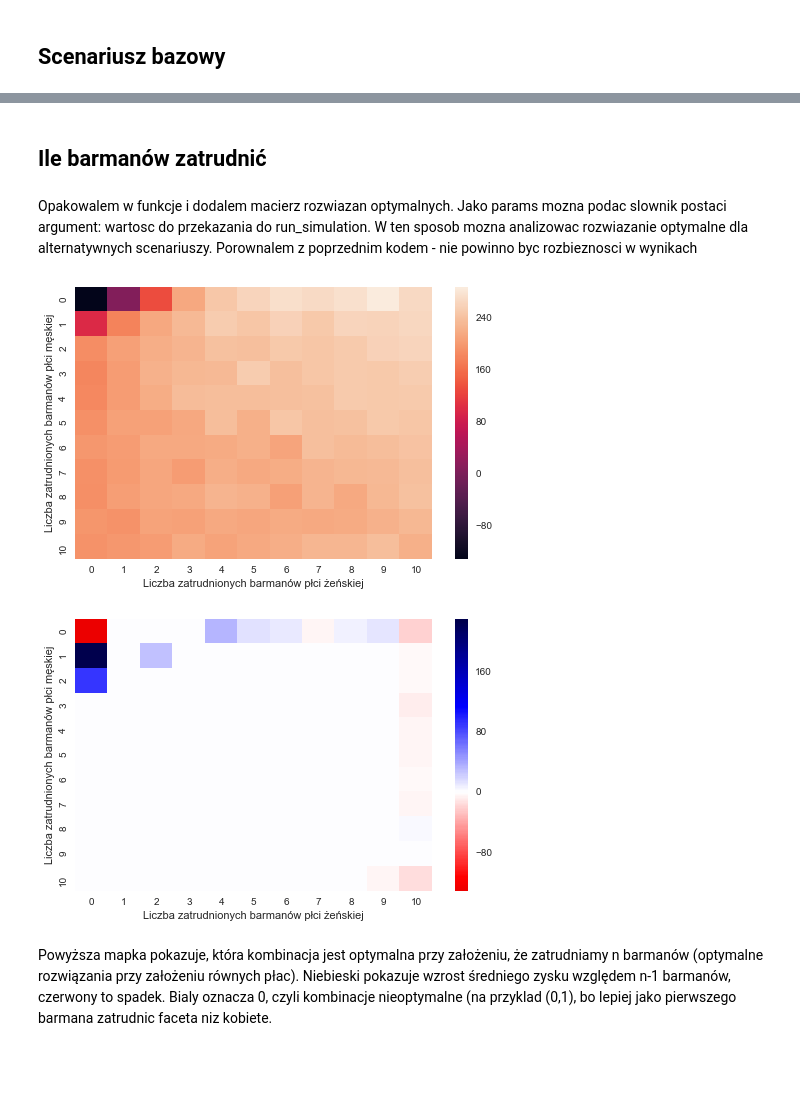
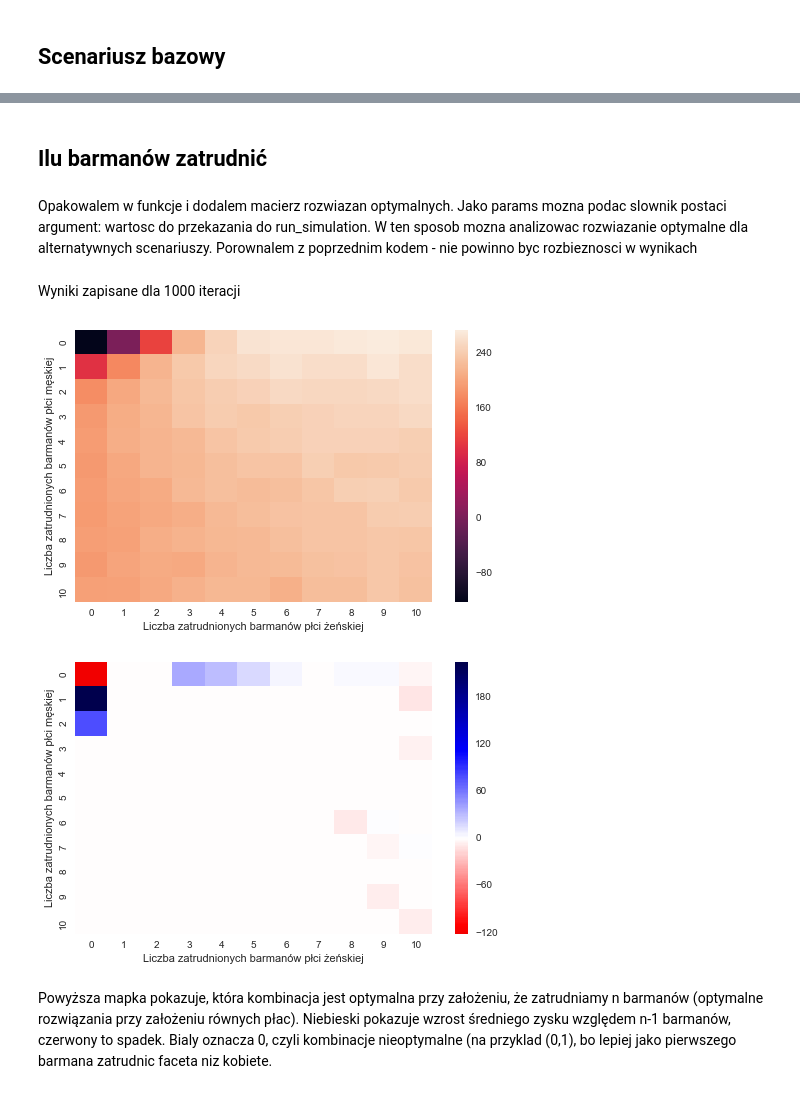
Before and after one commit to puchmichal/ZMS, a Jupyter notebook: project_3/sensitivity_analysis.ipynb, the cells around one changed output, grey strips where cells are left out. Cells and saved outputs as stored; diff of their text form; code cells hidden in the pictures; blank space fills up the shorter version.

```diff
--- a/project_3/sensitivity_analysis.ipynb
+++ b/project_3/sensitivity_analysis.ipynb
@@ -13,8 +13,8 @@ from simulation import run_simulation
 %matplotlib inline
 sns.set(style="whitegrid")
 # %%
-n_simulations = 200
-plot_saving_mode = False
+n_simulations = 1000
+plot_saving_mode = True
 # %% [markdown]
 ## Scenariusz bazowy
 # %%
@@ -39,5 +39,5 @@ else:
 # %% [markdown]
-## Ile barmanów zatrudnić
+## Ilu barmanów zatrudnić
 # %% [markdown]
 Opakowalem w funkcje i dodalem macierz rozwiazan optymalnych.
 Jako params mozna podac slownik postaci argument: wartosc do przekazania do run_simulation. W ten sposob mozna analizowac rozwiazanie optymalne dla alternatywnych scenariuszy.
@@ -67,26 +70,29 @@ def find_opt_solution(max_male, max_female, params = {'n_simulations': 200}):
 # %%
-bartender_results, path_matrix = find_opt_solution(10, 10, {'n_simulations': n_simulations})
+bartender_results, path_matrix = find_opt_solution(10, 10, {'n_simulations': 1000})
+# %% [markdown]
+Wyniki zapisane dla 1000 iteracji
 # %%
 plt.figure(figsize = (8, 5))
 sns.heatmap(bartender_results)
 plt.ylabel("Liczba zatrudnionych barmanów płci męskiej")
 plt.xlabel("Liczba zatrudnionych barmanów płci żeńskiej")
 if plot_saving_mode:
-    plt.savefig('barmani.pdf')
+    plt.savefig('raport/wykresy/barmani.pdf')
 else:
     plt.show()
 # %% [output]
-[figure, old version]
+[figure, new version]
 # %%
 plt.figure(figsize = (8,5))
+sns.set(style = 'whitegrid')
 sns.heatmap(path_matrix, cmap = 'seismic_r', center = 0)
 plt.ylabel("Liczba zatrudnionych barmanów płci męskiej")
 plt.xlabel("Liczba zatrudnionych barmanów płci żeńskiej")
 if plot_saving_mode:
-    plt.savefig('opt_sciezka.pdf')
+    plt.savefig('raport/wykresy/opt_sciezka.pdf')
 else:
     plt.show()
 # %% [output]
-[figure, old version]
+[figure, new version]
 # %% [markdown]
 Powyższa mapka pokazuje, która kombinacja jest optymalna przy założeniu, że zatrudniamy n barmanów (optymalne rozwiązania przy założeniu równych płac). Niebieski pokazuje wzrost średniego zysku względem n-1 barmanów, czerwony to spadek. Bialy oznacza 0, czyli kombinacje nieoptymalne (na przyklad (0,1), bo lepiej jako pierwszego barmana zatrudnic faceta niz kobiete.
```
Also changed, not shown: parts of 53 cells of this notebook, 13 other files.
